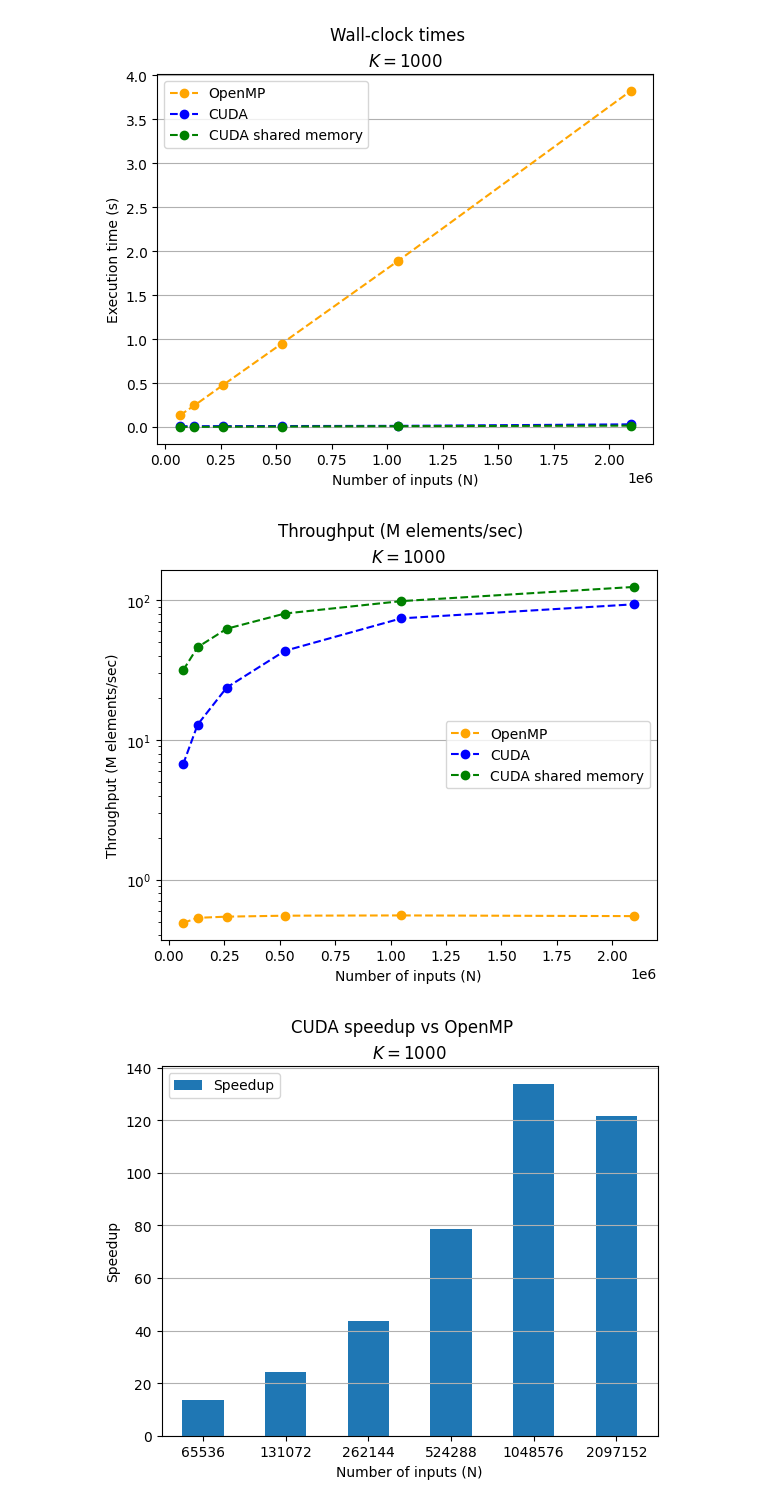
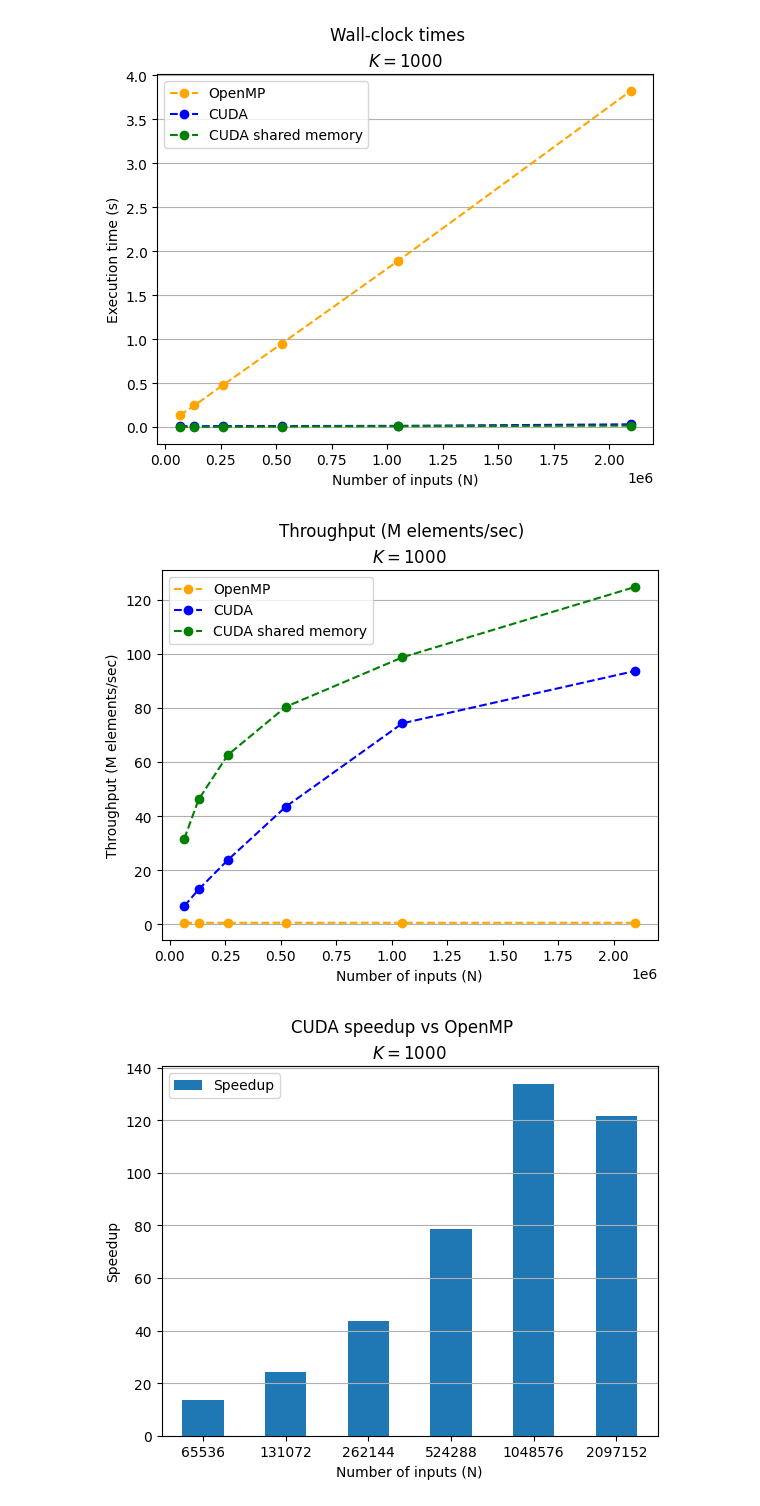
Before and after one commit to MatteoFasulo/Multi-layer-Neural-Network, a Jupyter notebook: scalings.ipynb, the cells around one changed output. Saved outputs shown, nothing was run; the diff lists cells and outputs as text; code cells hidden in the pictures.

Commit message:
Remove log scale from throughput plot and update generated images

```diff
--- a/scalings.ipynb
+++ b/scalings.ipynb
@@ -88,7 +88,7 @@ plt.show()
 # %% [markdown]
 # CUDA Throughput
 # %%
-cuda_df = pd.read_csv('csv/cuda_perf.csv')
+cuda_df = pd.read_csv('csv/cuda_perf1000.csv')
 # %%
 cuda_df.head()
 # %% [output]
@@ -127,18 +127,17 @@ plt.show()
 # %%
 plt.plot(cuda_df['N'], cuda_df['CPU Average throughput'], label='OpenMP', marker='o', linestyle='--', color='orange')
 plt.plot(cuda_df['N'], cuda_df['GPU Average throughput'], label='CUDA', marker='o', linestyle='--', color='blue')
 plt.plot(cuda_df['N'], cuda_df['GPU Average throughput shared'], label='CUDA shared memory', marker='o', linestyle='--', color='green')
 plt.suptitle('Throughput (M elements/sec)')
 plt.title(rf'$K = {cuda_df["K"].iloc[0]}$')
 plt.xlabel('Number of inputs (N)')
 plt.ylabel('Throughput (M elements/sec)')
-plt.yscale('log', base=10)
 plt.legend()
 plt.grid(axis='y')
 plt.savefig(f'img{os.sep}cuda_throughput.svg', format='svg')
 plt.show()
 # %% [output]
-[figure, old version]
+[figure, new version]
 # %%
 cuda_df.plot.bar(x='N', y='Speedup')
 plt.suptitle('CUDA speedup vs OpenMP')
```
Also changed, not shown: 10 other files.
